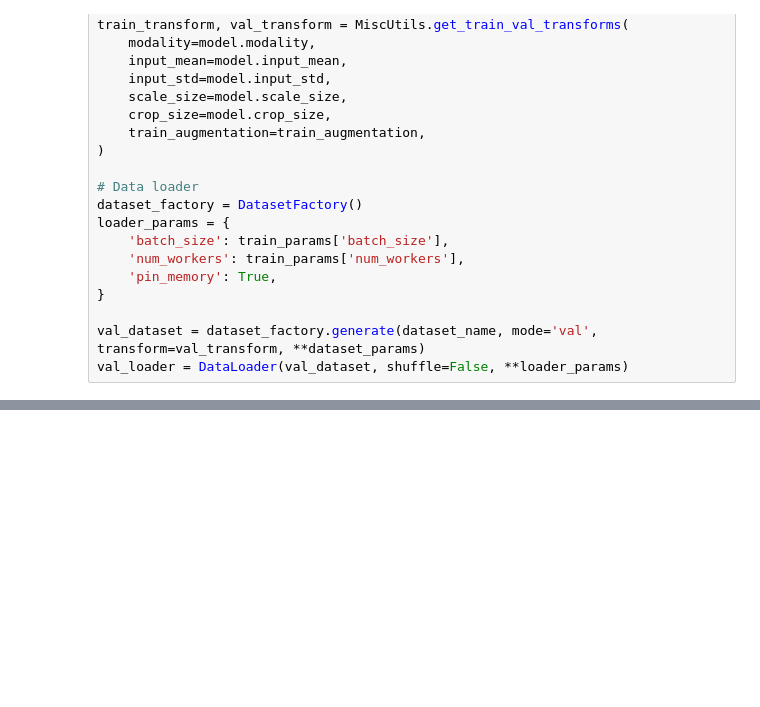
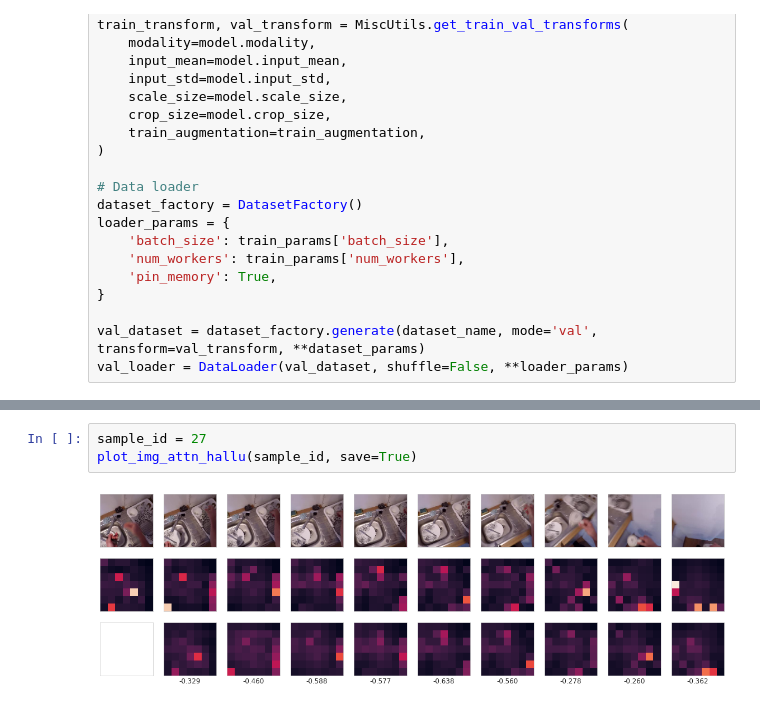
Before and after one commit to knmac/sparse_sensing_actreg, a Jupyter notebook: experiments/make_paper_materials.ipynb, the cells around one changed output, grey strips where cells are left out. Drawn from its saved outputs; the diff is of its cells as text; blank space fills up the shorter version.

```diff
--- a/experiments/make_paper_materials.ipynb
+++ b/experiments/make_paper_materials.ipynb
@@ -203,0 +206,5 @@ torch.Size([10, 32, 7, 7])
+# %%
+sample_id = 27
+plot_img_attn_hallu(sample_id, save=True)
+# %% [output]
+[figure, added]
```
Also changed, not shown: parts of 6 cells of this notebook.
